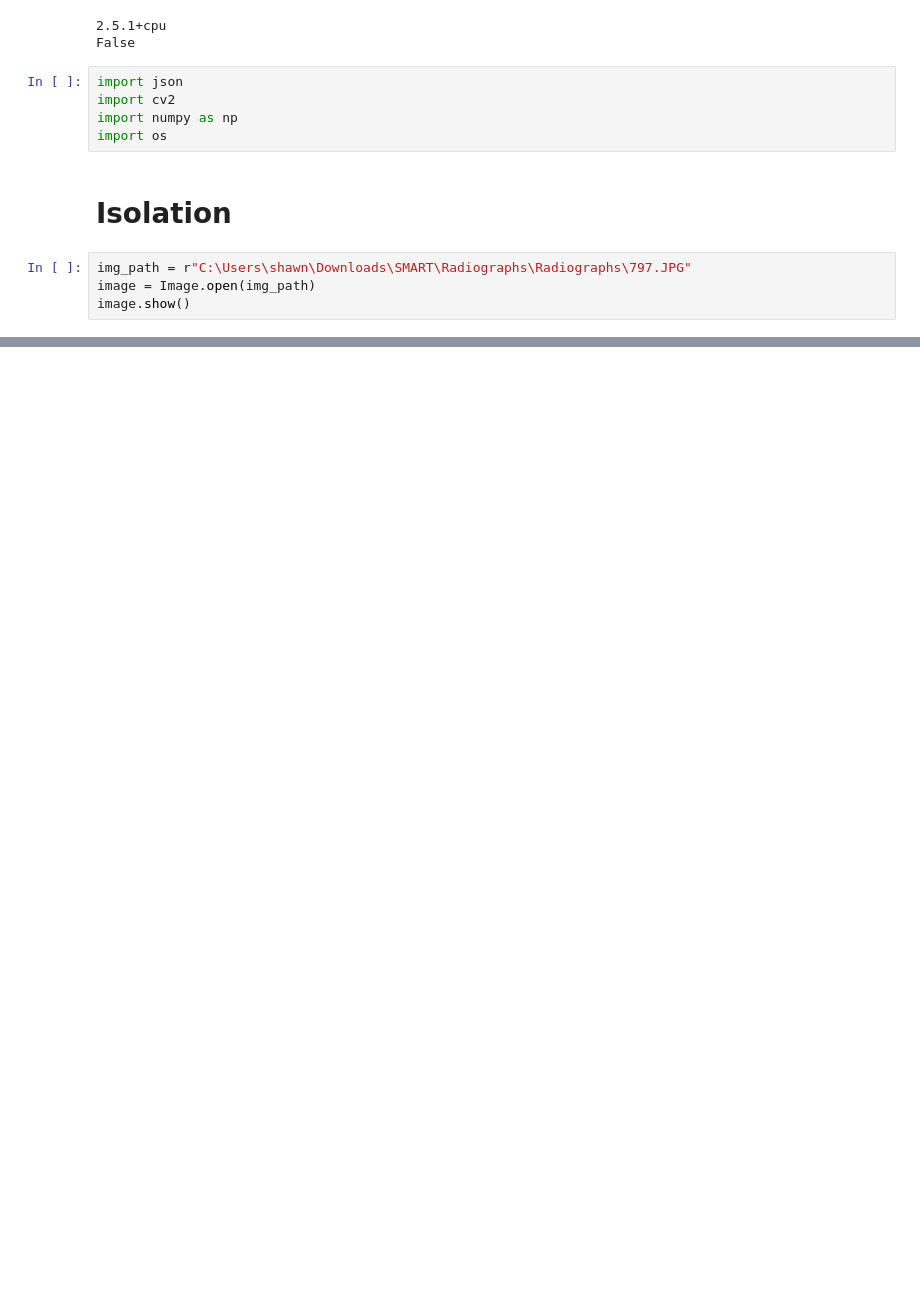
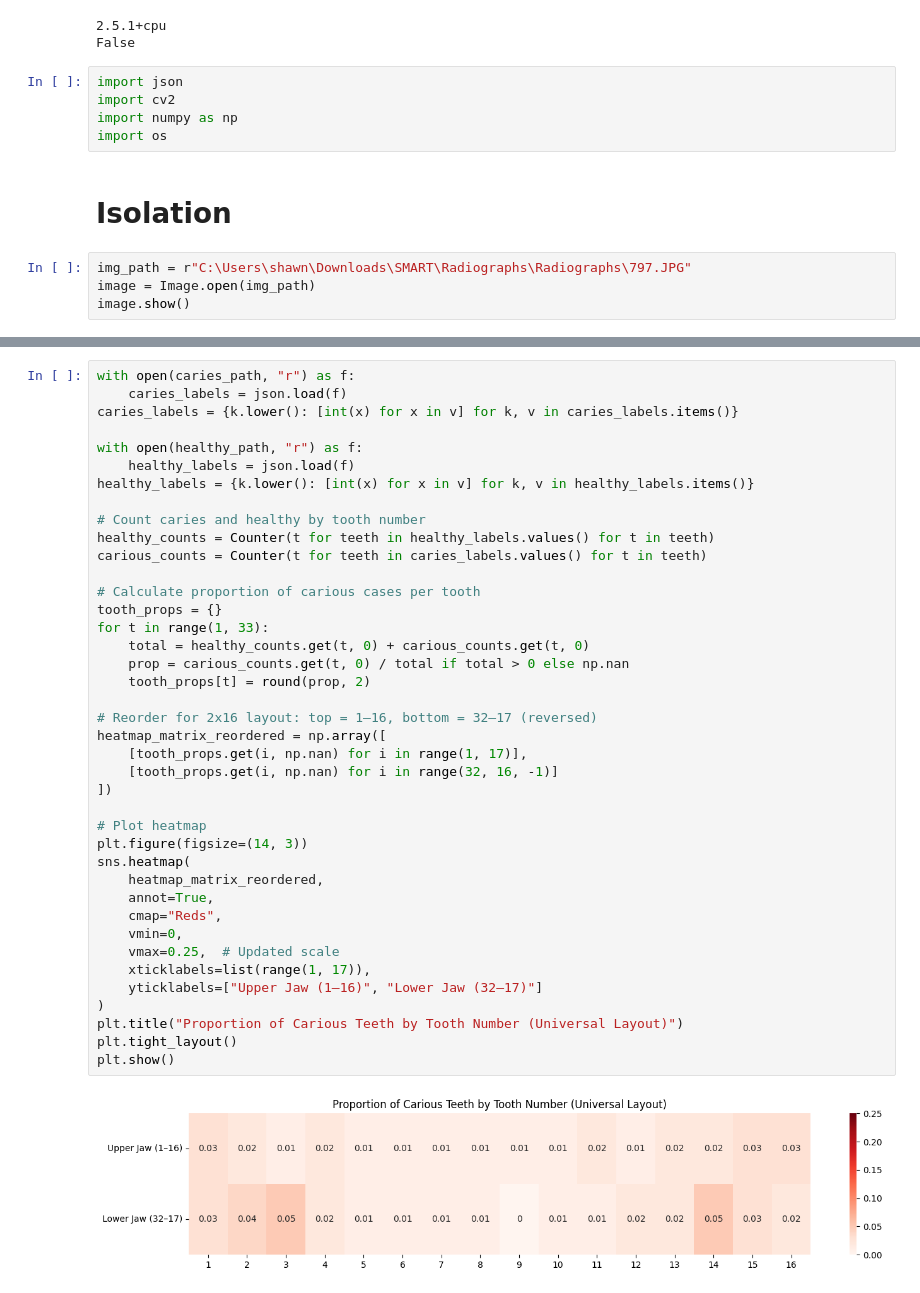
Before and after one commit to ShawnHwang1/SMART-Program-Research, a Jupyter notebook: Dental.ipynb, the cells around one changed output, grey strips where cells are left out. Cells and saved outputs as stored; diff of their text form; blank space fills up the shorter version.

```diff
--- a/Dental.ipynb
+++ b/Dental.ipynb
@@ -76,0 +635,42 @@ Rotated image size: 840 x 1615
+# %%
+with open(caries_path, "r") as f:
+    caries_labels = json.load(f)
+caries_labels = {k.lower(): [int(x) for x in v] for k, v in caries_labels.items()}
+
+with open(healthy_path, "r") as f:
+    healthy_labels = json.load(f)
+healthy_labels = {k.lower(): [int(x) for x in v] for k, v in healthy_labels.items()}
+
+# Count caries and healthy by tooth number
+healthy_counts = Counter(t for teeth in healthy_labels.values() for t in teeth)
+carious_counts = Counter(t for teeth in caries_labels.values() for t in teeth)
+
+# Calculate proportion of carious cases per tooth
+tooth_props = {}
+for t in range(1, 33):
+    total = healthy_counts.get(t, 0) + carious_counts.get(t, 0)
+    prop = carious_counts.get(t, 0) / total if total > 0 else np.nan
+    tooth_props[t] = round(prop, 2)
+
+# Reorder for 2x16 layout: top = 1–16, bottom = 32–17 (reversed)
+heatmap_matrix_reordered = np.array([
+    [tooth_props.get(i, np.nan) for i in range(1, 17)],
+    [tooth_props.get(i, np.nan) for i in range(32, 16, -1)]
+])
+
+# Plot heatmap
+plt.figure(figsize=(14, 3))
+sns.heatmap(
+    heatmap_matrix_reordered,
+    annot=True,
+    cmap="Reds",
+    vmin=0,
+    vmax=0.25,  # Updated scale
+    xticklabels=list(range(1, 17)),
+    yticklabels=["Upper Jaw (1–16)", "Lower Jaw (32–17)"]
+)
+plt.title("Proportion of Carious Teeth by Tooth Number (Universal Layout)")
+plt.tight_layout()
+plt.show()
+# %% [output]
+[figure, added]
```
Also changed, not shown: parts of 27 cells of this notebook, 2 other files.
